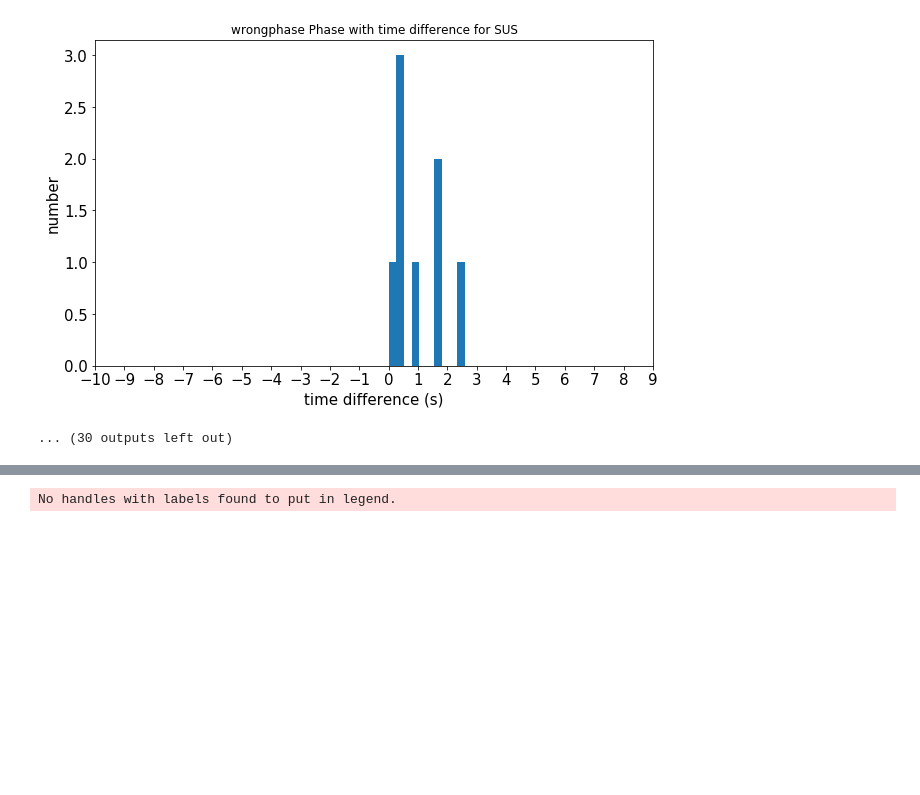
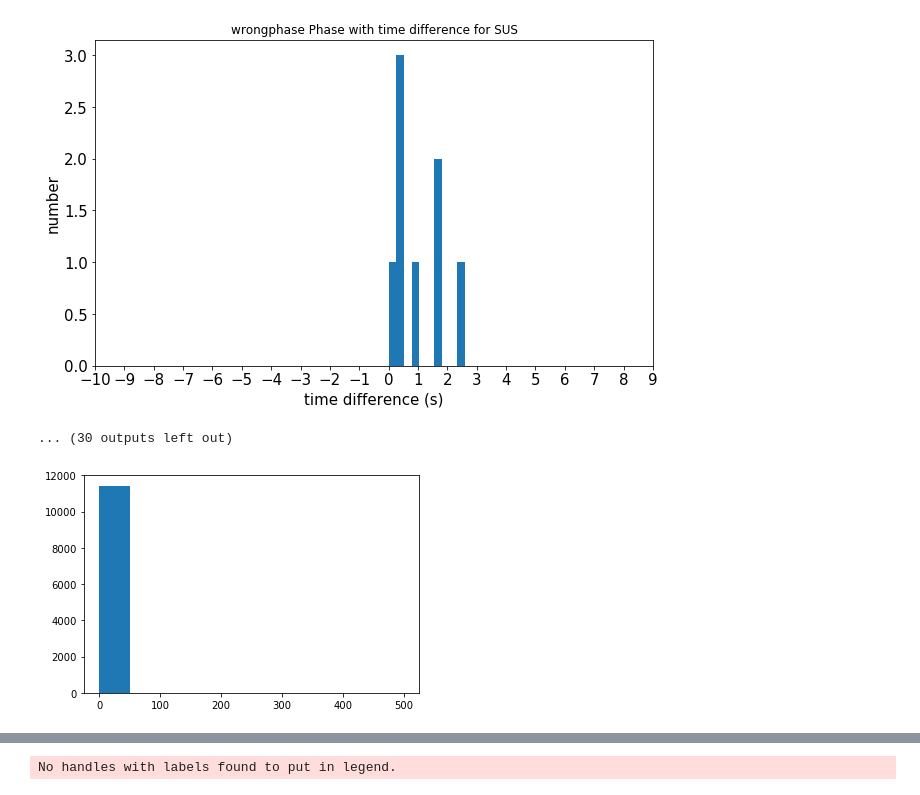
Before and after one commit to geohackweek/ghw2019_wiggles, a Jupyter notebook: scripts/histogram.ipynb, the cells around one changed output, grey strips where cells are left out. Drawn from its saved outputs; the diff is of its cells as text; code cells hidden in the pictures; blank space fills up the shorter version.

```diff
--- a/scripts/histogram.ipynb
+++ b/scripts/histogram.ipynb
@@ -112,3 +112,9 @@ PXP multiphase
 [figure]
 [figure]
 ... (30 outputs left out)
+# %%
+plt.hist(wave['EQS']['correct'])
+#plt.xlim(0, 50)
+plt.savefig('time_diff.jpg')
+# %% [output]
+[figure, added]
```
Also changed, not shown: parts of 4 cells of this notebook, 2 other files.
